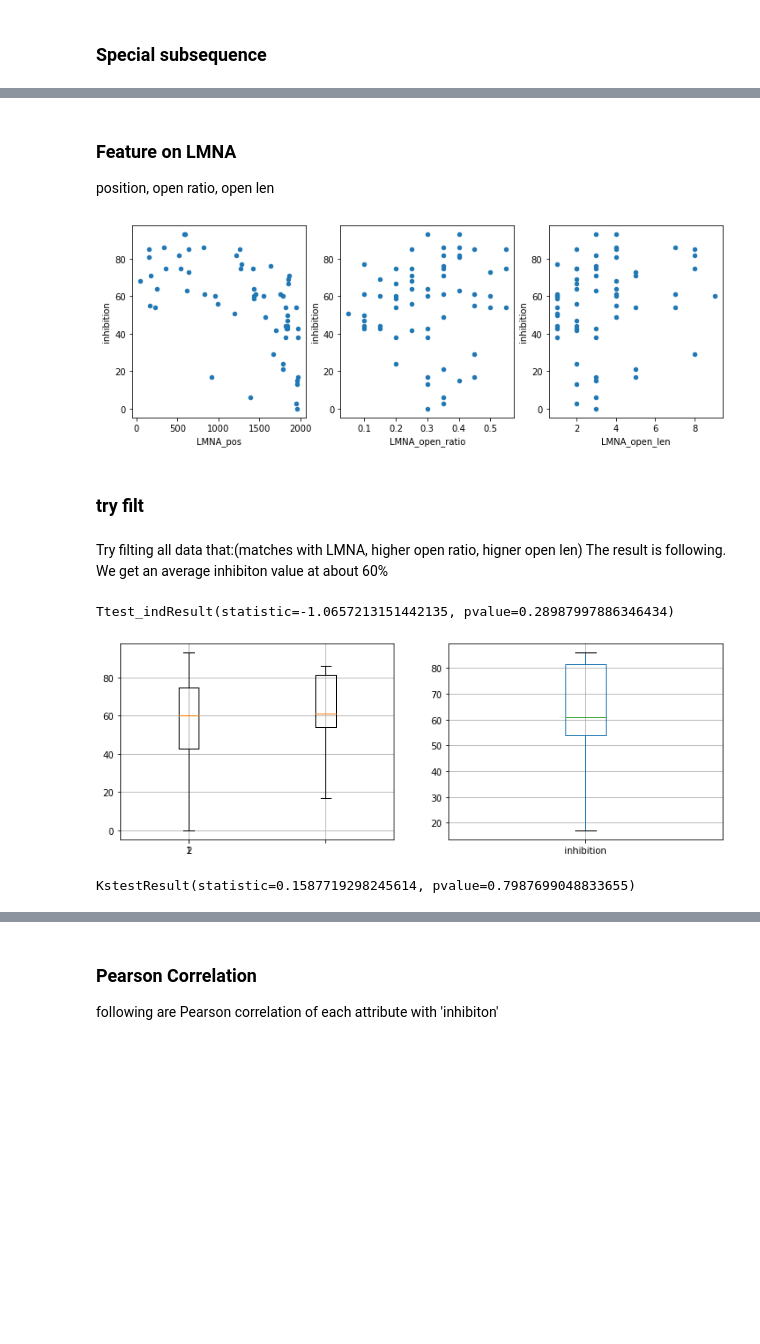
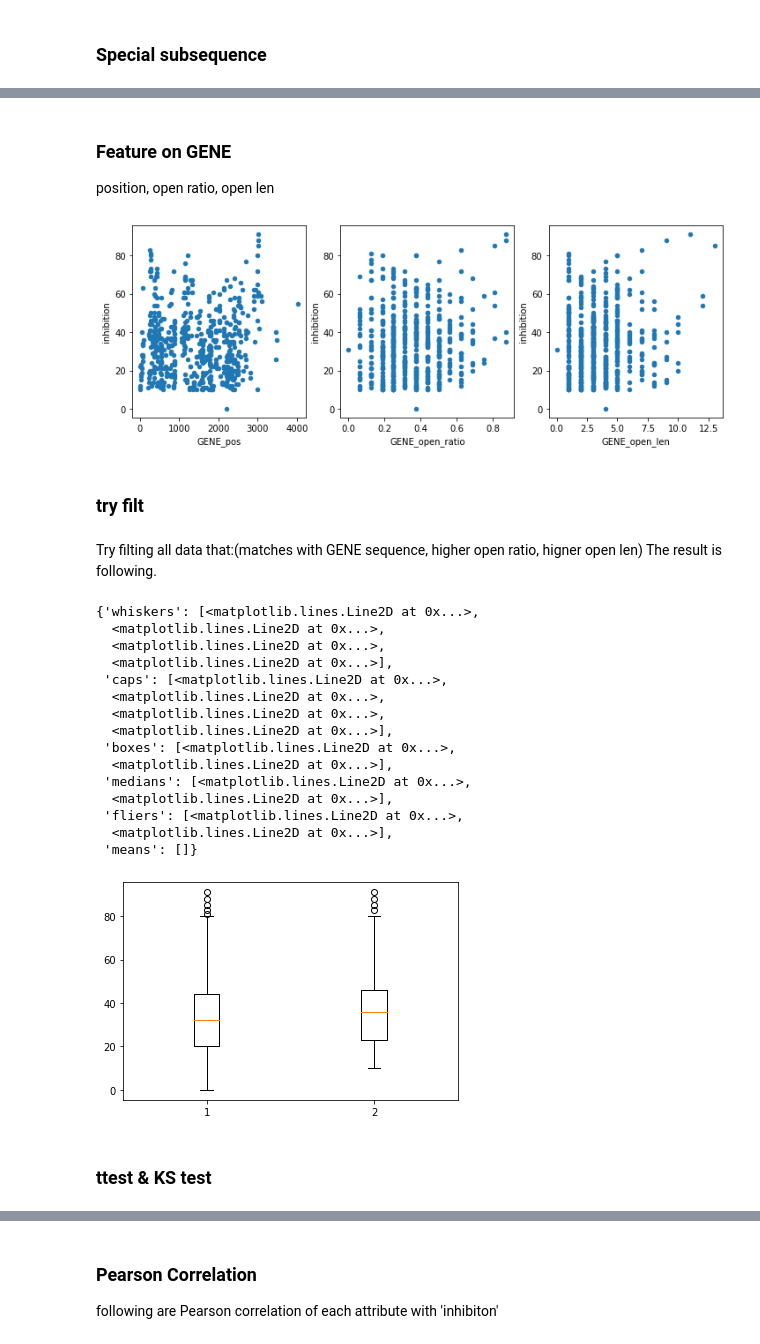
Before and after one commit to SilverNebula/BIOscanner, a Jupyter notebook: src/open_close_scan/analyse.ipynb, the cells around one changed output, grey strips where cells are left out. Drawn from its saved outputs; the diff is of its cells as text; code cells hidden in the pictures; blank space fills up the shorter version.

```diff
--- a/src/open_close_scan/analyse.ipynb
+++ b/src/open_close_scan/analyse.ipynb
@@ -19,8 +19,10 @@ window_size = 20
 # %% [markdown]
 ## Load data
 # %%
-sseq_LMNA = None
-sscount_file = 'D:/CODE/BIO/dataset/ASO/LMNA_sscount1.txt' # ss-count result from mFold
+sseq_GENE = None
+sscount_file = 'D:/CODE/BIO/dataset/ASO/STAT3/sscount.txt' # ss-count result from mFold
+statistic_save = 'D:/CODE/BIO/dataset/ASO/results/STAT3_before.csv'
+filter_save = 'D:/CODE/BIO/dataset/ASO/results/STAT3_after.csv'
 
 with open(sscount_file, 'r') as fp:
     cnt = fp.readline()
@@ -34,6 +36,6 @@ with open(sscount_file, 'r') as fp:
         if sp[2] == 'U':
             sp[2] = 'T'
         sequence.append(sp[2])
-    sseq_LMNA = open_close_scan.Seq(sequence, value)
-sseq_LMNA.open_threshold = 0.5
+    sseq_GENE = open_close_scan.Seq(sequence, value)
+sseq_GENE.open_threshold = 0.5
 # %% [output]
@@ -41,8 +43,8 @@ read 1995 lines from sscount file
 # %%
-input_file = 'D:/CODE/BIO/dataset/ASO/LMNA.csv'
+input_file = 'D:/CODE/BIO/dataset/ASO/STAT3/data.csv'
 df = pd.read_csv(input_file)
 df.columns = ['seq','inhibition','nm']
-# df = df[['seq','inhibition']]
+df = df[['seq','inhibition','nm']]
 df.head()
 # %% [output]
 |  | seq | inhibition | nm |
@@ -130,9 +132,9 @@ def pre_process(df):
     df.loc[:,'cg_ratio'] = df.apply(check_cg_ratio,axis=1)
     df.loc[:,'tm'] = df.apply(check_tm,axis=1)
     #
-    df.loc[:,'LMNA_pos'] = df.apply(FeatureCalc.match_pos,seq=sseq_LMNA,axis=1)
-    df.loc[:,'LMNA_open_ratio'] = df.apply(FeatureCalc.match_open_ratio,seq=sseq_LMNA,col='LMNA_pos',axis=1)
-    df.loc[:,'LMNA_open_len'] = df.apply(FeatureCalc.match_open_len,seq=sseq_LMNA,col='LMNA_pos',axis=1)
+    df.loc[:,'GENE_pos'] = df.apply(FeatureCalc.match_pos,seq=sseq_GENE,axis=1)
+    df.loc[:,'GENE_open_ratio'] = df.apply(FeatureCalc.match_open_ratio,seq=sseq_GENE,col='GENE_pos',axis=1)
+    df.loc[:,'GENE_open_len'] = df.apply(FeatureCalc.match_open_len,seq=sseq_GENE,col='GENE_pos',axis=1)
     #initialize esm
     POSITIVE_SEQ = ['CCAC', 'TCCC', 'ACTC', 'GCCA', 'CTCT']
     NEGATIVE_SEQ = ['GGGG', 'ACTG', 'TAA', 'CCGG', 'AAA']
@@ -231,38 +233,47 @@ plt.show()
 # %% [markdown]
-### Feature on LMNA
+### Feature on GENE
 position, open ratio, open len
 # %%
 fig,axes = plt.subplots(1,3,figsize=(12,4))
-df_tmp = pd.DataFrame(df[df['LMNA_pos']>-1])
-df_tmp.plot.scatter(x='LMNA_pos',y='inhibition',ax=axes[0])
-df_tmp.plot.scatter(x='LMNA_open_ratio',y='inhibition',ax=axes[1])
-df_tmp.plot.scatter(x='LMNA_open_len',y='inhibition',ax=axes[2])
+df_tmp = pd.DataFrame(df[df['GENE_pos']>-1])
+df_tmp.plot.scatter(x='GENE_pos',y='inhibition',ax=axes[0])
+df_tmp.plot.scatter(x='GENE_open_ratio',y='inhibition',ax=axes[1])
+df_tmp.plot.scatter(x='GENE_open_len',y='inhibition',ax=axes[2])
 plt.show()
 # %% [output]
-[figure, old version]
+[figure, new version]
 # %% [markdown]
 ### try filt
 # %% [markdown]
-Try filting all data that:(matches with LMNA, higher open ratio, higner open len)
-The result is following. We get an average inhibiton value at about 60%
+Try filting all data that:(matches with GENE sequence, higher open ratio, higner open len)
+The result is following.
 # %%
-fig,axes = plt.subplots(1,2,figsize=(12,4))
-df_tmp = pd.DataFrame(df[df['LMNA_pos']>-1])
-df_tmp1 = df_tmp[df_tmp['LMNA_open_ratio']>0.3]
-df_tmp1 = df_tmp1[df_tmp['LMNA_open_len']>=4]
+fig,axes = plt.subplots(1,1,figsize=(6,4))
+df_tmp = pd.DataFrame(df[df['GENE_pos']>-1])
+df_tmp1 = df_tmp[df_tmp['GENE_open_ratio']>0.3]
+df_tmp1 = df_tmp1[df_tmp['GENE_open_len']>=4]
+df_tmp1 = df_tmp1[df_tmp['cg_ratio']>=0.4]
 # df_tmp.plot.scatter(x='cg_ratio',y='inhibition',ax=axes[0])
 # df_tmp1.plot.scatter(x='cg_ratio',y='inhibition',ax=axes[1])
-df_tmp.boxplot('inhibition',ax=axes[0])
-df_tmp1.boxplot('inhibition',ax=axes[1])
+# df_tmp.boxplot('inhibition',ax=axes[0])
+# df_tmp1.boxplot('inhibition',ax=axes[1])
 data=[df_tmp['inhibition'],df_tmp1['inhibition']]
-axes[0].boxplot(data)
-import scipy.stats as stats
-stats.ttest_ind(data[0],data[1])
+axes.boxplot(data)
 # plt.show()
 # %% [output]
-Ttest_indResult(statistic=-1.0657213151442135, pvalue=0.28987997886346434)
+{'whiskers': [<matplotlib.lines.Line2D at 0x...>,
+  <matplotlib.lines.Line2D at 0x...>,
+  <matplotlib.lines.Line2D at 0x...>,
+  <matplotlib.lines.Line2D at 0x...>],
+ 'caps': [<matplotlib.lines.Line2D at 0x...>,
+  <matplotlib.lines.Line2D at 0x...>,
+  <matplotlib.lines.Line2D at 0x...>,
+  <matplotlib.lines.Line2D at 0x...>],
+ 'boxes': [<matplotlib.lines.Line2D at 0x...>,
+  <matplotlib.lines.Line2D at 0x...>],
+ 'medians': [<matplotlib.lines.Line2D at 0x...>,
+  <matplotlib.lines.Line2D at 0x...>],
+ 'fliers': [<matplotlib.lines.Line2D at 0x...>,
+  <matplotlib.lines.Line2D at 0x...>],
+ 'means': []}
-[figure, old version]
+[figure, new version]
-# %%
-stats.ks_2samp(data[0],data[1])
-# %% [output]
-KstestResult(statistic=0.1587719298245614, pvalue=0.7987699048833655)
@@ -268,0 +289,2 @@ KstestResult(statistic=0.1587719298245614, pvalue=0.7987699048833655)
+# %% [markdown]
+### ttest & KS test
```
Also changed, not shown: parts of 15 cells of this notebook, 8 other files.
